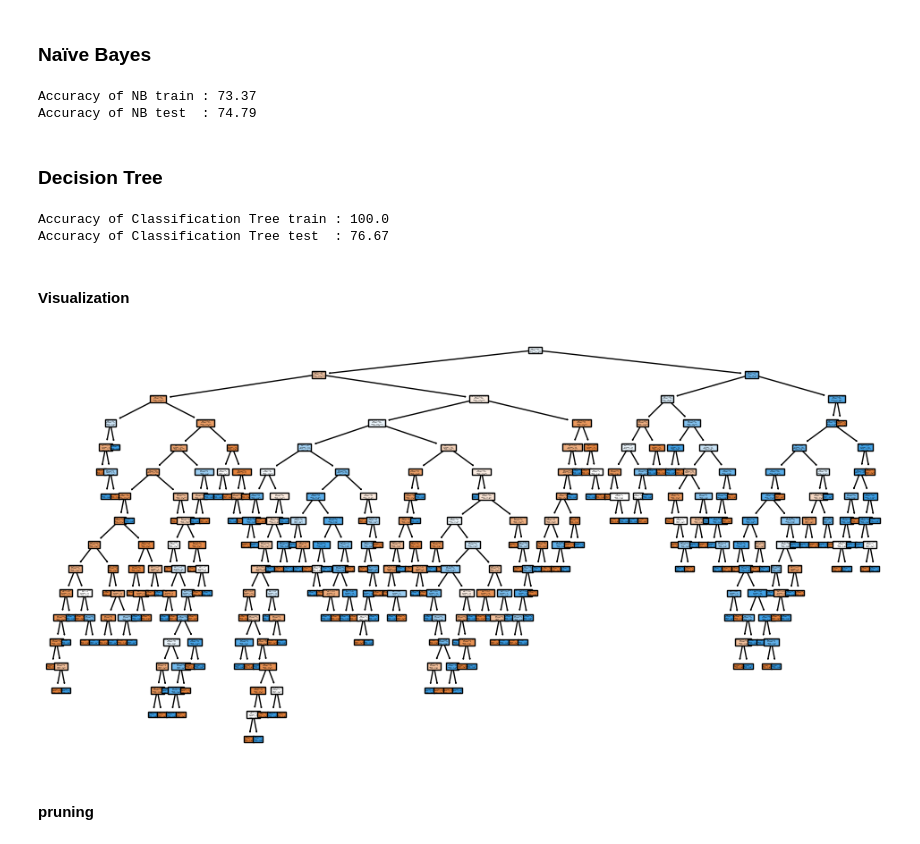
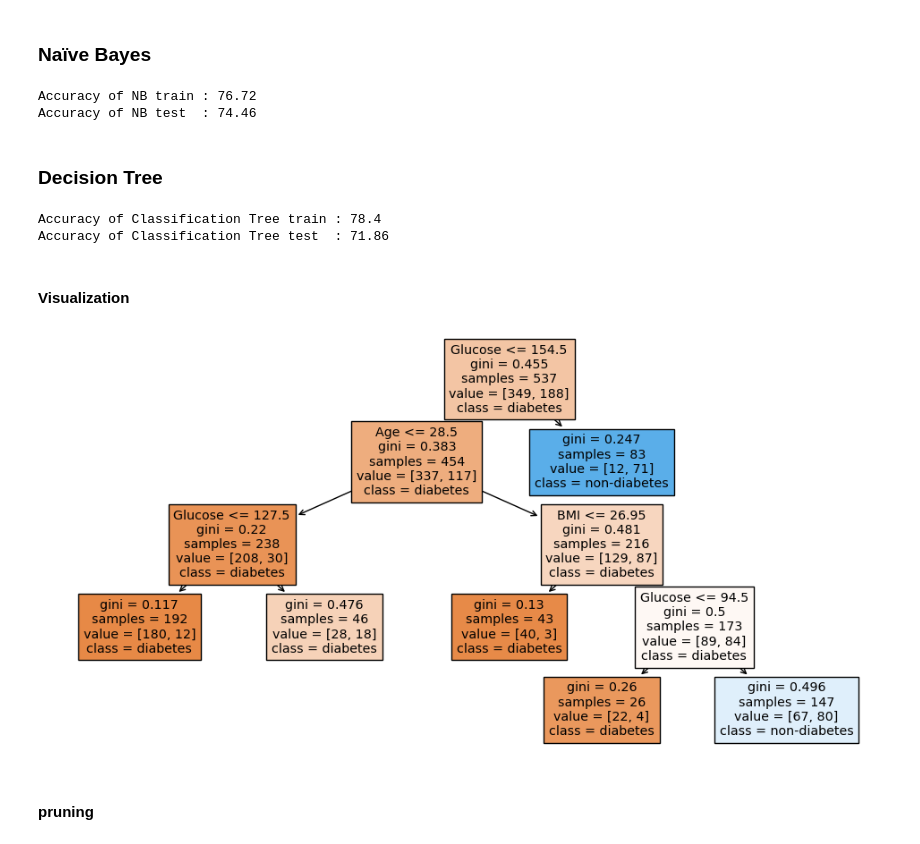
Before and after one commit to YeHoonJang/archive_for_everything, a Jupyter notebook: project_univ/pknu/machine_learning/Assignment_02/assignment_02.ipynb, the cells around one changed output. Drawn from its saved outputs; the diff is of its cells as text; code cells hidden in the pictures.

```diff
--- a/project_univ/pknu/machine_learning/Assignment_02/assignment_02.ipynb
+++ b/project_univ/pknu/machine_learning/Assignment_02/assignment_02.ipynb
@@ -91,8 +92,8 @@ plt.show()
 # %% [markdown]
 ## Split Data
 # %%
-X = wine_data.drop('quality', axis=1)
-y = wine_data['quality']
+X = data.drop('Outcome', axis=1)
+y = data['Outcome']
 
 X_train, X_test, y_train, y_test = train_test_split(X, y, test_size=0.3, random_state=42)
 
@@ -577,16 +107,0 @@ MSE of Linear SVM test  : 2.03735
-# %%
-# =================train model================
-# train
-kernel_svm = SVR() # defalut C=1.0 / default kernel=radial / default gamma='scale'
-kernel_svm.fit(X_train, y_train)
-
-# predict
-kernel_svm_y_train = kernel_svm.predict(X_train)
-kernel_svm_y_test = kernel_svm.predict(X_test)
-
-# ====================MSE=====================
-kernel_svm_train_mse = mean_squared_error(y_train, kernel_svm_y_train)
-kernel_svm_test_mse = mean_squared_error(y_test, kernel_svm_y_test)
-# ============================================
-print(f"MSE of Kernel SVM train : {round(kernel_svm_train_mse, 5)}")
-print(f"MSE of Kernel SVM test  : {round(kernel_svm_test_mse, 5)}")
@@ -716,8 +107,0 @@ plt.show()
-# %%
-X = wine_data.drop(['quality', 'high_quality'], axis=1)
-y = wine_data['high_quality']
-
-X_train, X_test, y_train, y_test = train_test_split(X, y, test_size=0.3, random_state=42)
-
-print(f"============= train set =============\nX_train: {X_train.shape}, y_train: {y_train.shape}")
-print(f"============= test  set =============\nX_test:  {X_test.shape}, y_test:  {y_test.shape}\n=====================================")
@@ -810,19 +188,19 @@ nb_y_test = nb_model.predict(X_test)
 
 # ==================Accuracy==================
 nb_train_acc = round(accuracy_score(y_train, nb_y_train)*100, 2)
-nb_acc = round(accuracy_score(y_test, nb_y_test)*100, 2)
+nb_test_acc = round(accuracy_score(y_test, nb_y_test)*100, 2)
 # ============================================
 print(f"Accuracy of NB train : {nb_train_acc}")
-print(f"Accuracy of NB test  : {nb_acc}")
+print(f"Accuracy of NB test  : {nb_test_acc}")
 # %% [output]
-Accuracy of NB train : 73.37
-Accuracy of NB test  : 74.79
+Accuracy of NB train : 76.72
+Accuracy of NB test  : 74.46
 # %% [markdown]
 ### Decision Tree
 # %%
 # =================train model================
 # train
-clf_dt = DecisionTreeClassifier(random_state=42)
+clf_dt = DecisionTreeClassifier(random_state=42, max_depth=10, ccp_alpha=0.01)
 clf_dt.fit(X_train, y_train)
 
 # predict
@@ -831,22 +209,22 @@ clf_y_test = clf_dt.predict(X_test)
 # ============================================
 
 # ==================Accuracy==================
-clf_train_acc = accuracy_score(y_train, clf_y_train)
-clf_test_acc = accuracy_score(y_test, clf_y_test)
+clf_dt_train_acc = accuracy_score(y_train, clf_y_train)
+clf_dt_test_acc = accuracy_score(y_test, clf_y_test)
 # ============================================
-print(f"Accuracy of Classification Tree train : {round((clf_train_acc)*100, 2)}")
-print(f"Accuracy of Classification Tree test  : {round((clf_test_acc)*100, 2)}")
+print(f"Accuracy of Classification Tree train : {round((clf_dt_train_acc)*100, 2)}")
+print(f"Accuracy of Classification Tree test  : {round((clf_dt_test_acc)*100, 2)}")
 # %% [output]
-Accuracy of Classification Tree train : 100.0
-Accuracy of Classification Tree test  : 76.67
+Accuracy of Classification Tree train : 78.4
+Accuracy of Classification Tree test  : 71.86
 # %% [markdown]
 #### Visualization
 # %%
 plt.figure(figsize=(12,6))
-plot_tree(clf_dt, filled=True, feature_names=X_train.columns, class_names=["high", "low"])
+plot_tree(clf_dt, filled=True, feature_names=X_train.columns, class_names=["diabetes", "non-diabetes"])
 plt.show()
 # %% [output]
-[figure, old version]
+[figure, new version]
 # %% [markdown]
 #### pruning
 # %%
```
Also changed, not shown: parts of 94 cells of this notebook, 1 other file.
